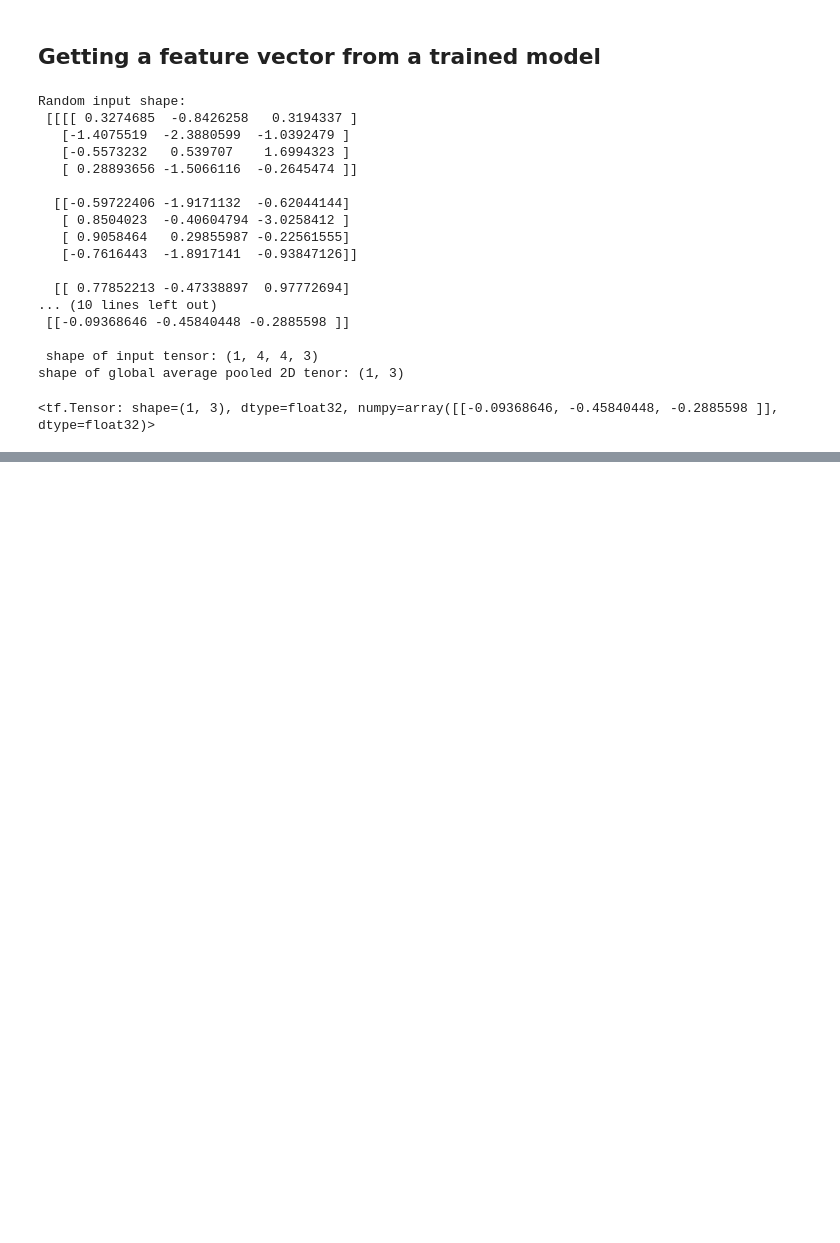
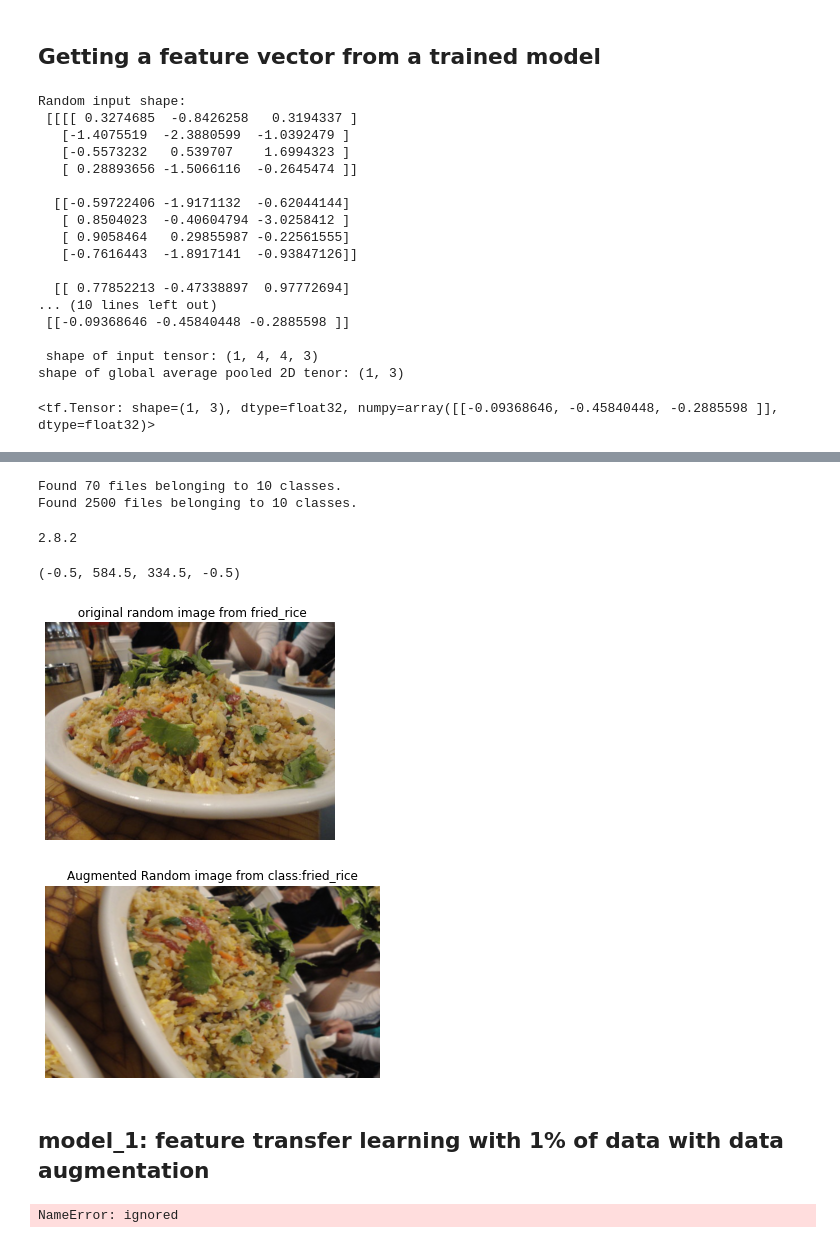
Before and after one commit to subodh2708/deep-learning---tensorflow-2.0, a Jupyter notebook: 05_transfer_learning_in_tensorflow_part_2_fine_tuning.ipynb, the cells around one changed output, grey strips where cells are left out. Saved outputs shown, nothing was run; the diff lists cells and outputs as text; code cells hidden in the pictures; blank space fills up the shorter version.

```diff
--- a/05_transfer_learning_in_tensorflow_part_2_fine_tuning.ipynb
+++ b/05_transfer_learning_in_tensorflow_part_2_fine_tuning.ipynb
@@ -285,0 +305,3 @@ tf.reduce_mean(input_tensor, axis = [1,2])
+# %%
+train_dir = "10_food_classes_1_percent/train"
+test_dir = "10_food_classes_1_percent/test"
@@ -285,0 +328,18 @@ tf.reduce_mean(input_tensor, axis = [1,2])
+# %%
+IMG_SIZE = (224,224)
+train_data_1_percent = tf.keras.preprocessing.image_dataset_from_directory(train_dir,
+                                                                           label_mode = 'categorical',
+                                                                           image_size = IMG_SIZE,
+                                                                           batch_size = BATCH_SIZE)
+
+test_data = tf.keras.preprocessing.image_dataset_from_directory(test_dir,
+                                                                label_mode = 'categorical',
+                                                                image_size = IMG_SIZE,
+                                                                batch_size= BATCH_SIZE)
+# %% [output]
+Found 70 files belonging to 10 classes.
+Found 2500 files belonging to 10 classes.
+# %%
+print(tf.__version__)
+# %% [output]
+2.8.2
@@ -285,0 +351,32 @@ tf.reduce_mean(input_tensor, axis = [1,2])
+# %%
+data_augmentation = keras.Sequential([
+    preprocessing.RandomFlip("horizontal"),
+    preprocessing.RandomRotation(0.2),
+    preprocessing.RandomHeight(0.2),
+    preprocessing.RandomWidth(0.2),
+] , name = "data augmentation")
+# %%
+import matplotlib.pyplot as plt
+import matplotlib.image as mpimg
+import os
+import random
+target_class = random.choice(train_data_1_percent.class_names)
+target_dir = "10_food_classes_1_percent/train/" + target_class
+random_image = random.choice(os.listdir(target_dir))
+random_image_path = target_dir + '/' + random_image
+img = mpimg.imread(random_image_path)
+plt.imshow(img)
+plt.title(f" original random image from {target_class}")
+plt.axis(False)
+
+augmented_img = data_augmentation(img, training = True)
+plt.figure()
+plt.imshow((augmented_img)/255)
+plt.title(f"Augmented Random image from class:{target_class}")
+plt.axis(False)
+# %% [output]
+(-0.5, 584.5, 334.5, -0.5)
+[figure, added]
+[figure, added]
+# %% [markdown]
+ ## model_1: feature transfer learning with 1% of data with data augmentation
@@ -285,0 +385,7 @@ tf.reduce_mean(input_tensor, axis = [1,2])
+# %%
+base_model = tf.keras.applications.EfficientNetB0(include_top = False)
+base_model.trainable = False
+
+input = layers
+# %% [output]
+NameError: ignored
```
Also changed, not shown: parts of 6 cells of this notebook.
